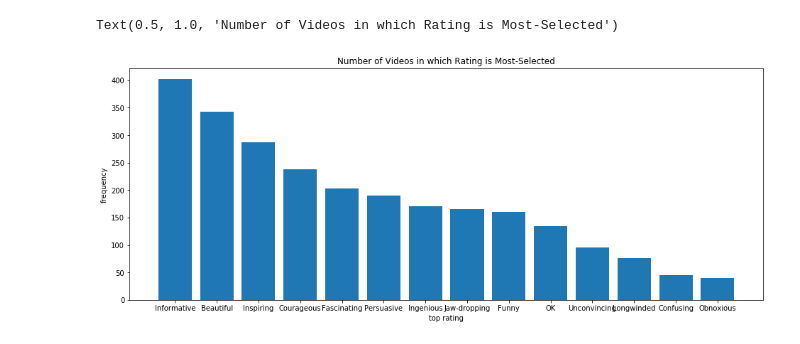
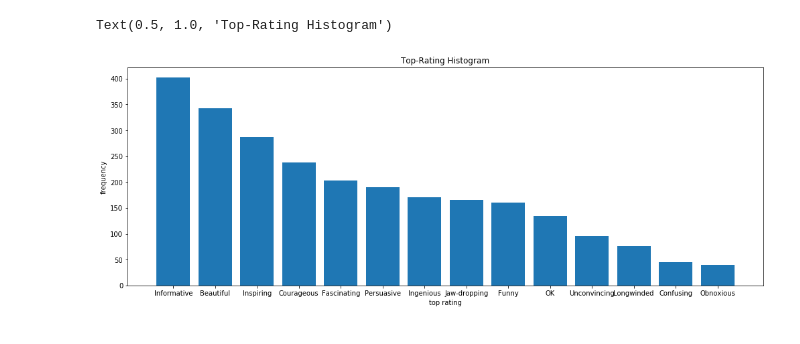
Before and after one commit to esegaul/tedtalkvis, a Jupyter notebook: EDA.ipynb, the cells around one changed output. Drawn from its saved outputs; the diff is of its cells as text; code cells hidden in the pictures.

```diff
--- a/EDA.ipynb
+++ b/EDA.ipynb
@@ -4,6 +7,6 @@ from ast import literal_eval
 # %%
 df = pd.read_csv('data/ted_main.csv', parse_dates=['film_date', 'published_date'],
-                 converters={'ratings': literal_eval, 'tags': literal_eval})
+                 converters={'ratings': literal_eval, 'tags': literal_eval, 'related_talks': literal_eval})
 # %%
 df['film_date'] = pd.to_datetime(df['film_date'], unit='s')
 df['published_date'] = pd.to_datetime(df['published_date'], unit='s')
@@ -28,0 +70,11 @@ plt.show()
+# %%
+df['published_year_month'] = df.published_date.dt.year.map(str) + '-' + df.published_date.dt.month.map(str)
+gb = df.groupby(df.published_year_month)
+
+plt.figure(figsize=(16, 6))
+plt.xticks(rotation='vertical')
+plt.plot(gb['name'].count())
+plt.title('# Talks Published by Month')
+plt.xlabel('Year-Month')
+plt.ylabel('Talks Published')
+plt.show()
@@ -29,12 +83,14 @@ plt.show()
 # %%
 df['top_rating'] = df.ratings.apply(lambda x: x[0]['name'])
+df['top_rating_count'] = df.ratings.apply(lambda x: x[0]['count'])
 df['second_rating'] = df.ratings.apply(lambda x: x[1]['name'])
+df['second_rating_count'] = df.ratings.apply(lambda x: x[1]['count'])
 # %%
-plt.figure(figsize=(16, 6))
+plt.figure(figsize=(17, 6))
 plt.bar(df.top_rating.value_counts().index, df.top_rating.value_counts().values)
 plt.xlabel('top rating')
 plt.ylabel('frequency')
-plt.title('Number of Videos in which Rating is Most-Selected')
+plt.title('Top-Rating Histogram')
 # %% [output]
-Text(0.5, 1.0, 'Number of Videos in which Rating is Most-Selected')
+Text(0.5, 1.0, 'Top-Rating Histogram')
-[figure, old version]
+[figure, new version]
```
Also changed, not shown: parts of 10 cells of this notebook.
